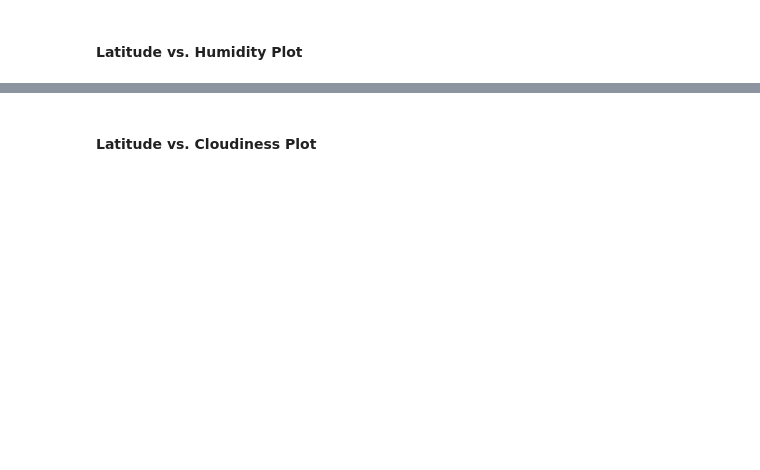
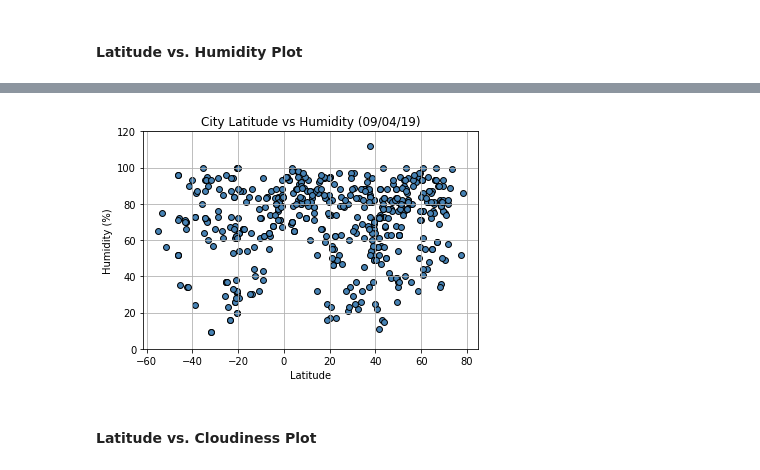
Before and after one commit to debraf86/python-api-challenge, a Jupyter notebook: WeatherPy.ipynb, the cells around one changed output, grey strips where cells are left out. Cells and saved outputs as stored; diff of their text form; code cells hidden in the pictures; blank space fills up the shorter version.

```diff
--- a/WeatherPy.ipynb
+++ b/WeatherPy.ipynb
@@ -299,2 +204,24 @@ plt.show()
+# %%
+# Build a scatter plot for each data type
+
+title = "City Latitude vs Humidity (" + local_time_format + ")"
+weather_df.plot.scatter(x="lat",y="humidity", c="steelblue",s=35, edgecolor="black")
+
+# Incorporate the other graph properties
+plt.title(title)
+plt.ylabel("Humidity (%)")
+plt.xlabel("Latitude")
+plt.grid(True)
+
+# don't include the outlier
+plt.ylim(0,120)
+
+# Save the figure
+plt.savefig("HumidityInWorldCities.png")
+
+# Show plot
+plt.show()
+# %% [output]
+[figure, added]
 # %% [markdown]
 #### Latitude vs. Cloudiness Plot
```
Also changed, not shown: parts of 20 cells of this notebook, 5 other files.
